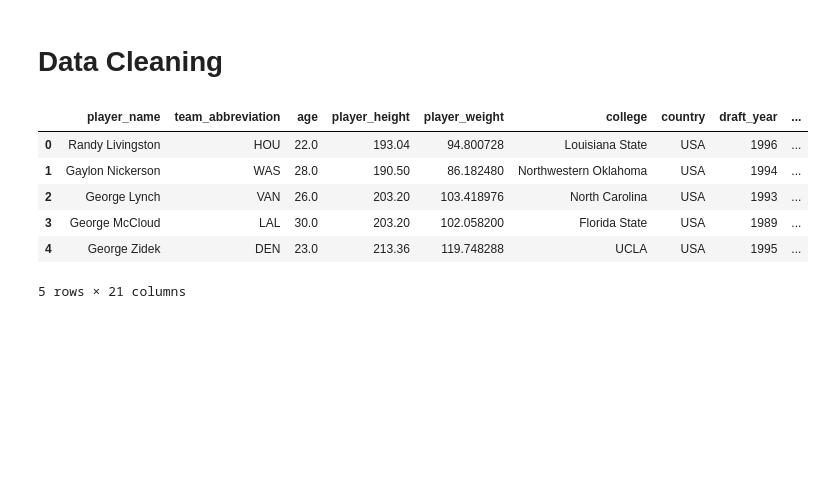
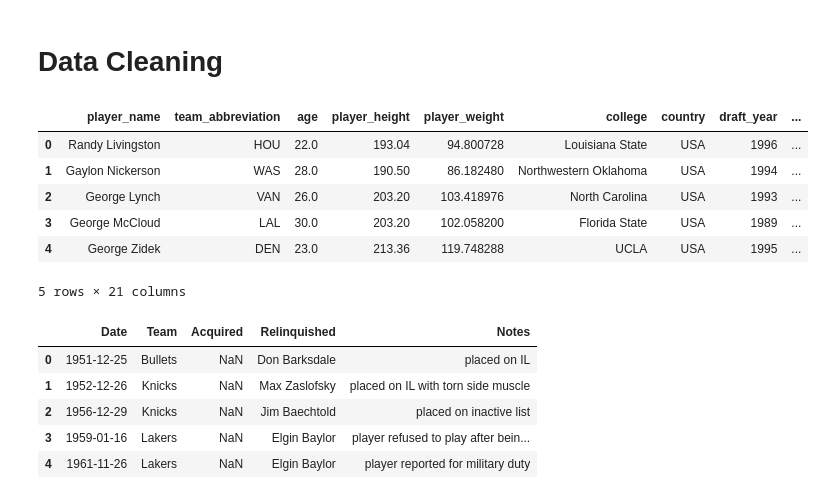
Before and after one commit to ab3131/NBAInjuryPredictor, a Jupyter notebook: NBAInjuryPredictor.ipynb, the cells around one changed output. Cells and saved outputs as stored; diff of their text form; code cells hidden in the pictures; blank space fills up the shorter version.

```diff
--- a/NBAInjuryPredictor.ipynb
+++ b/NBAInjuryPredictor.ipynb
@@ -21,3 +23,12 @@ player_stats.head()
 | 3 | George McCloud | LAL | 30.0 | 203.20 | 102.058200 | Florida State | USA | 1989 | ... |
 | 4 | George Zidek | DEN | 23.0 | 213.36 | 119.748288 | UCLA | USA | 1995 | ... |
 5 rows × 21 columns
+# %%
+injuries_original.head()
+# %% [output]
+|  | Date | Team | Acquired | Relinquished | Notes |
+| 0 | 1951-12-25 | Bullets | NaN | Don Barksdale | placed on IL |
+| 1 | 1952-12-26 | Knicks | NaN | Max Zaslofsky | placed on IL with torn side muscle |
+| 2 | 1956-12-29 | Knicks | NaN | Jim Baechtold | placed on inactive list |
+| 3 | 1959-01-16 | Lakers | NaN | Elgin Baylor | player refused to play after bein... |
+| 4 | 1961-11-26 | Lakers | NaN | Elgin Baylor | player reported for military duty |
```
Also changed, not shown: parts of 10 cells of this notebook.
